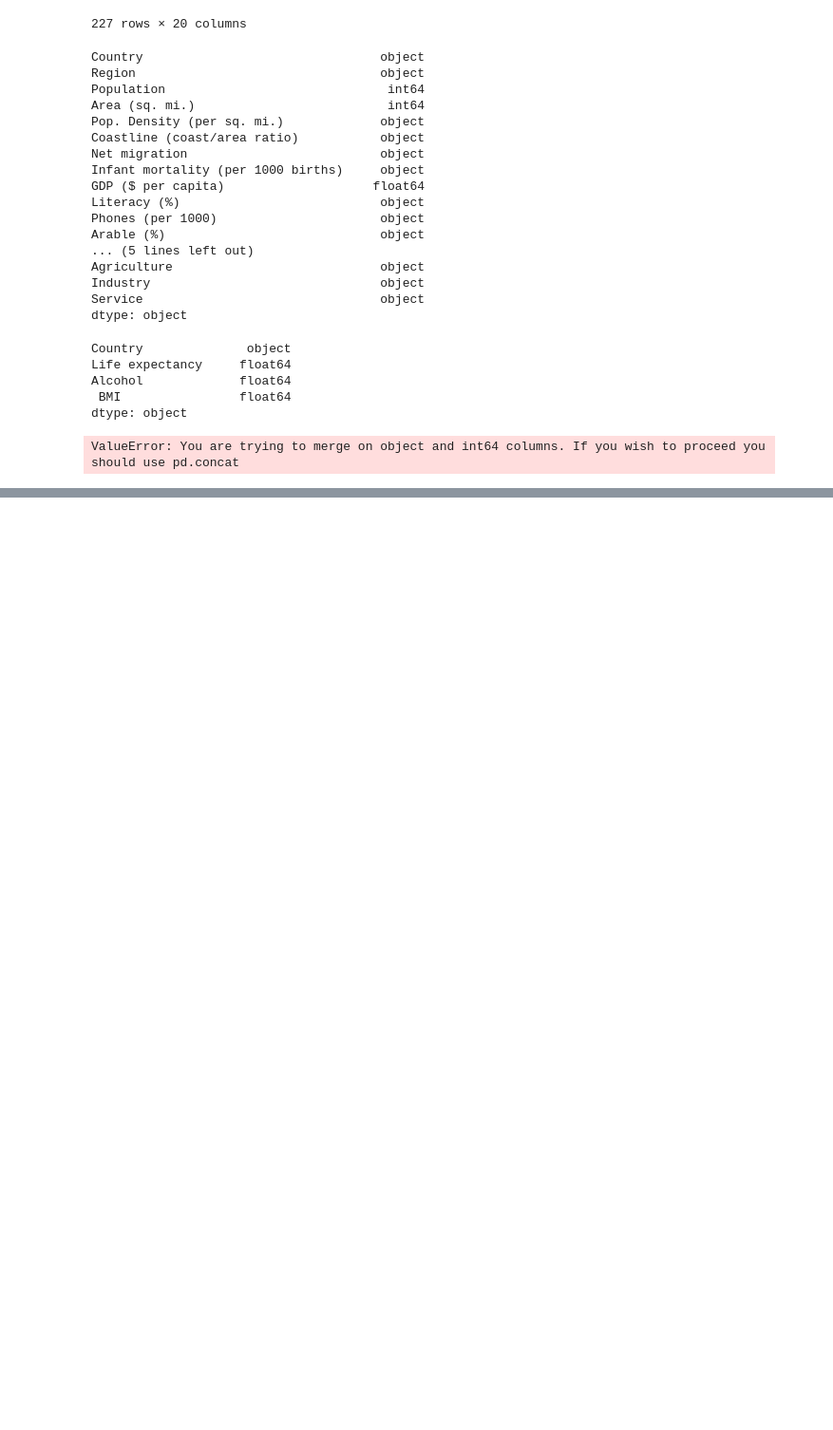
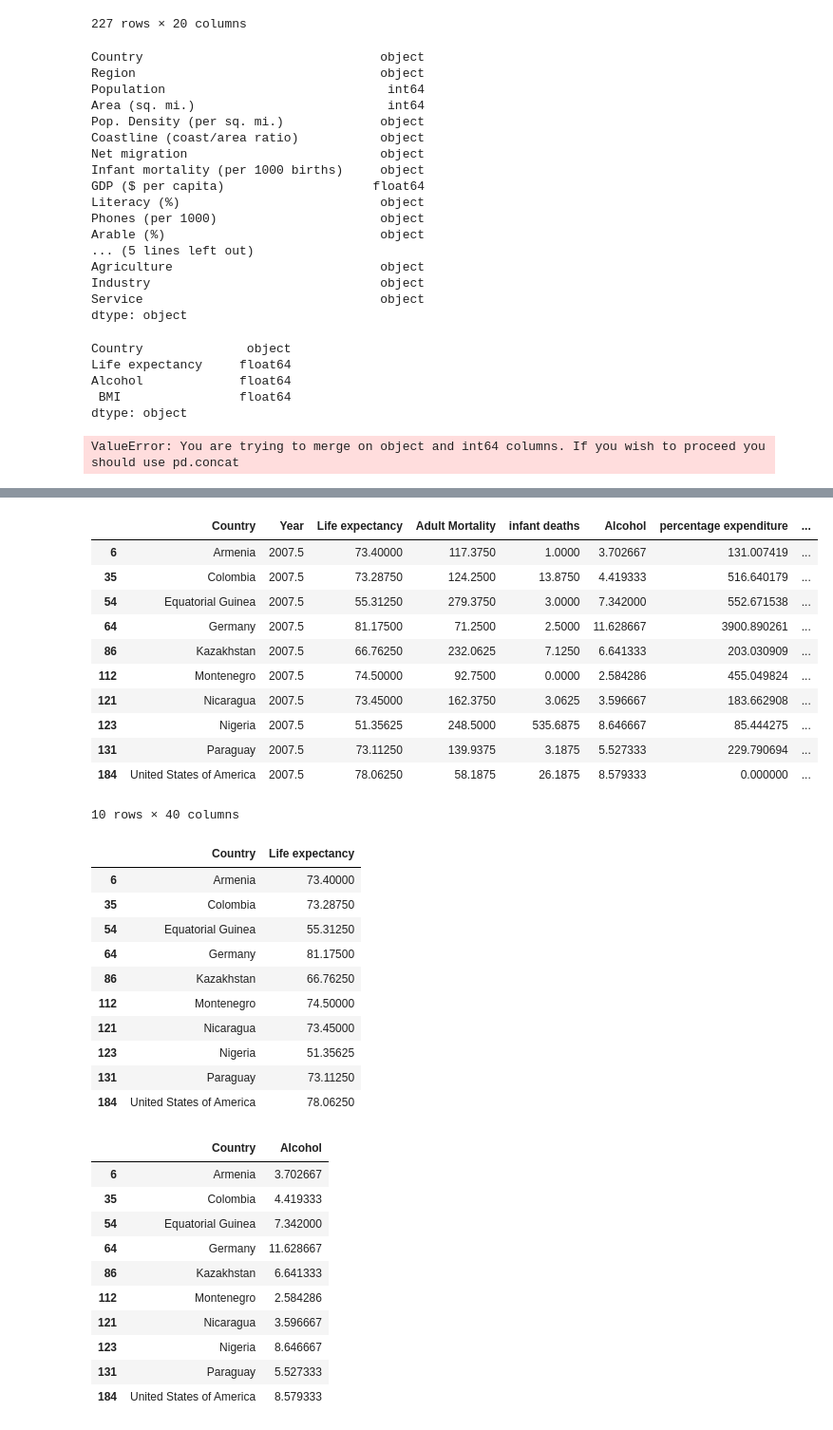
Before and after one commit to ymahlau/big_data_project, a Jupyter notebook: A Sketch-based Index for Correlated Dataset Search.ipynb, the cells around one changed output, grey strips where cells are left out. Shown at 95% size. Cells and saved outputs as stored; diff of their text form; code cells hidden in the pictures; blank space fills up the shorter version.

```diff
--- a/A Sketch-based Index for Correlated Dataset Search.ipynb
+++ b/A Sketch-based Index for Correlated Dataset Search.ipynb
@@ -778,0 +782,48 @@ dtype: object
+# %%
+df_small = df_join[['Country','Life expectancy ', 'Alcohol', ' BMI ']]
+df_small
+df_smaller = df_join.loc[df_small['Country'].isin(['Nigeria', 'Equatorial Guinea', 'Kazakhstan', 'Paraguay', 'Colombia', 'Armenia', 'Nicaragua', 'Montenegro', 'Maledives', 'Quatar', 'Germany', 'United States of America'])]
+display(df_smaller)
+q = df_smaller[['Country', 'Life expectancy ']]
+c1 = df_smaller[['Country', 'Alcohol']]
+c2 = df_smaller[['Country', ' BMI ']]
+c3 = df_smaller[['Country', 'Area (sq. mi.)']]
+display(q)
+display(c1)
+display(c2)
+display(c3)
+# %% [output]
+|  | Country | Year | Life expectancy | Adult Mortality | infant deaths | Alcohol | percentage expenditure | ... |
+| 6 | Armenia | 2007.5 | 73.40000 | 117.3750 | 1.0000 | 3.702667 | 131.007419 | ... |
+| 35 | Colombia | 2007.5 | 73.28750 | 124.2500 | 13.8750 | 4.419333 | 516.640179 | ... |
+| 54 | Equatorial Guinea | 2007.5 | 55.31250 | 279.3750 | 3.0000 | 7.342000 | 552.671538 | ... |
+| 64 | Germany | 2007.5 | 81.17500 | 71.2500 | 2.5000 | 11.628667 | 3900.890261 | ... |
+| 86 | Kazakhstan | 2007.5 | 66.76250 | 232.0625 | 7.1250 | 6.641333 | 203.030909 | ... |
+| 112 | Montenegro | 2007.5 | 74.50000 | 92.7500 | 0.0000 | 2.584286 | 455.049824 | ... |
+| 121 | Nicaragua | 2007.5 | 73.45000 | 162.3750 | 3.0625 | 3.596667 | 183.662908 | ... |
+| 123 | Nigeria | 2007.5 | 51.35625 | 248.5000 | 535.6875 | 8.646667 | 85.444275 | ... |
+| 131 | Paraguay | 2007.5 | 73.11250 | 139.9375 | 3.1875 | 5.527333 | 229.790694 | ... |
+| 184 | United States of America | 2007.5 | 78.06250 | 58.1875 | 26.1875 | 8.579333 | 0.000000 | ... |
+10 rows × 40 columns
+|  | Country | Life expectancy |
+| 6 | Armenia | 73.40000 |
+| 35 | Colombia | 73.28750 |
+| 54 | Equatorial Guinea | 55.31250 |
+| 64 | Germany | 81.17500 |
+| 86 | Kazakhstan | 66.76250 |
+| 112 | Montenegro | 74.50000 |
+| 121 | Nicaragua | 73.45000 |
+| 123 | Nigeria | 51.35625 |
+| 131 | Paraguay | 73.11250 |
+| 184 | United States of America | 78.06250 |
+|  | Country | Alcohol |
+| 6 | Armenia | 3.702667 |
+| 35 | Colombia | 4.419333 |
+| 54 | Equatorial Guinea | 7.342000 |
+| 64 | Germany | 11.628667 |
+| 86 | Kazakhstan | 6.641333 |
+| 112 | Montenegro | 2.584286 |
+| 121 | Nicaragua | 3.596667 |
+| 123 | Nigeria | 8.646667 |
+| 131 | Paraguay | 5.527333 |
+| 184 | United States of America | 8.579333 |
```
Also changed, not shown: parts of 21 cells of this notebook, 1 other file.
